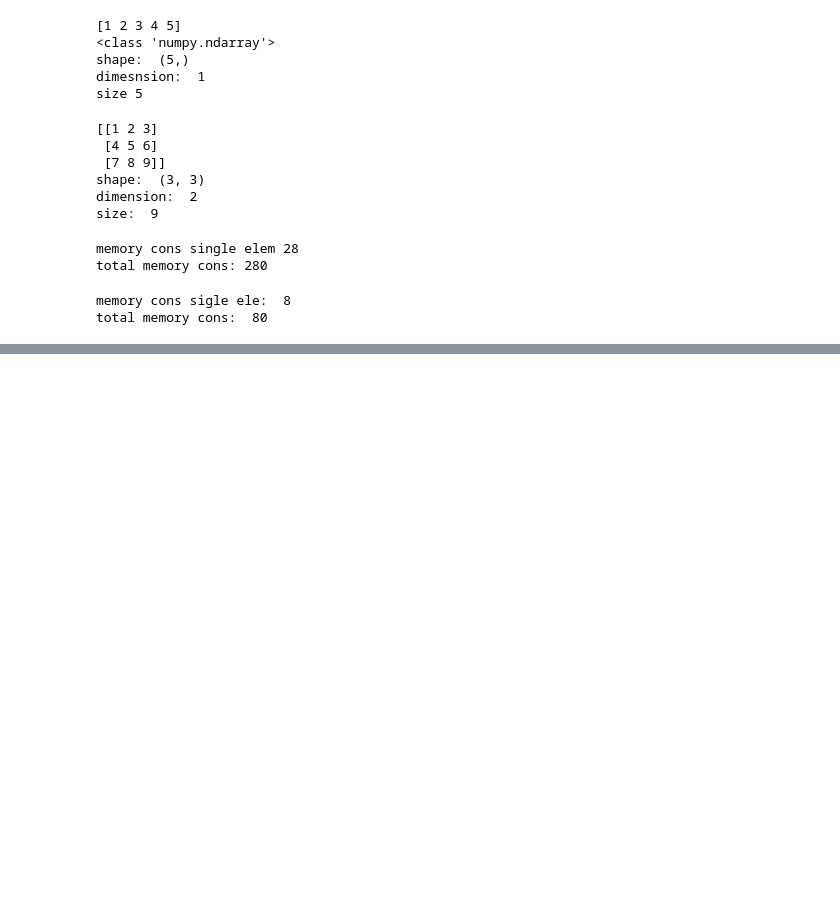
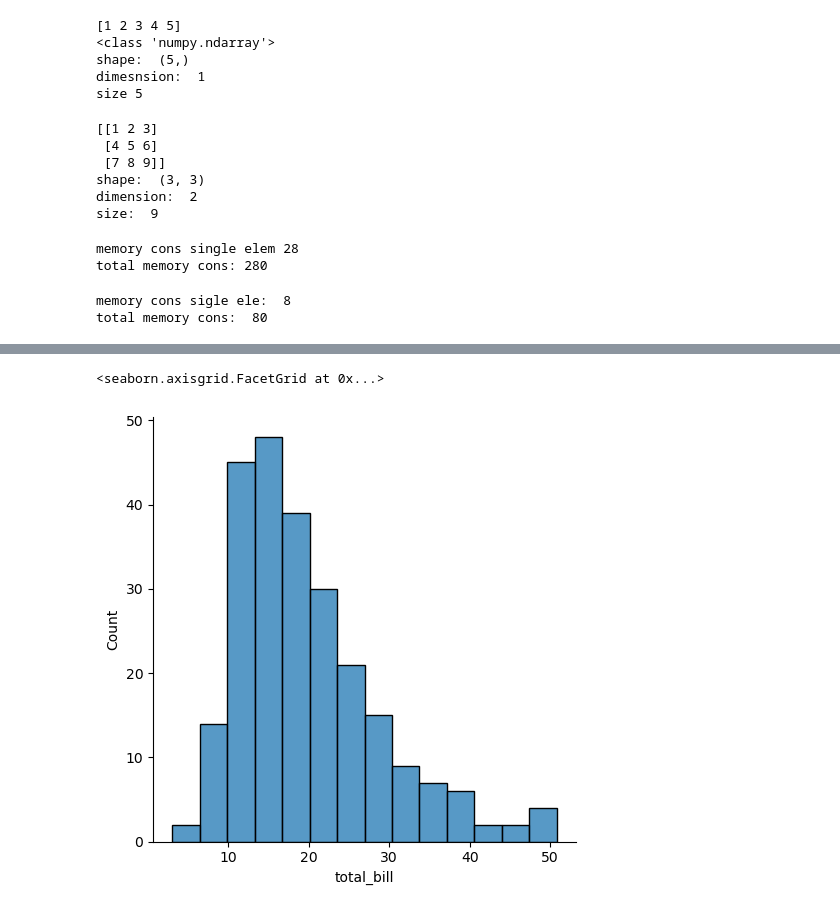
Before and after one commit to kailas93/SVCE_ECE_GreenAI, a Jupyter notebook: svce.ipynb, the cells around one changed output, grey strips where cells are left out. Drawn from its saved outputs; the diff is of its cells as text; code cells hidden in the pictures; blank space fills up the shorter version.

```diff
--- a/svce.ipynb
+++ b/svce.ipynb
@@ -330,5 +330,10 @@ print("total memory cons: ",arr.itemsize* arr.size)
 memory cons sigle ele:  8
 total memory cons:  80
 # %%
-pwd
+# pandas
+# data manipulation and data analysis
+# Series(1 -d data structure) and DataFrame(2-d data structure)
+import pandas as pd
+tips  = pd.read_csv('/home/kailas/projects/greeanAI_SVCE_ECE/tips.csv')
+tips.head()
 # %% [output]
@@ -335,0 +393,6 @@ pwd
+# %%
+# distribution plot - numeric univariate plot
+sns.displot(tips['total_bill'])
+# %% [output]
+<seaborn.axisgrid.FacetGrid at 0x...>
+[figure, added]
```
Also changed, not shown: parts of 28 cells of this notebook, 2 other files.
